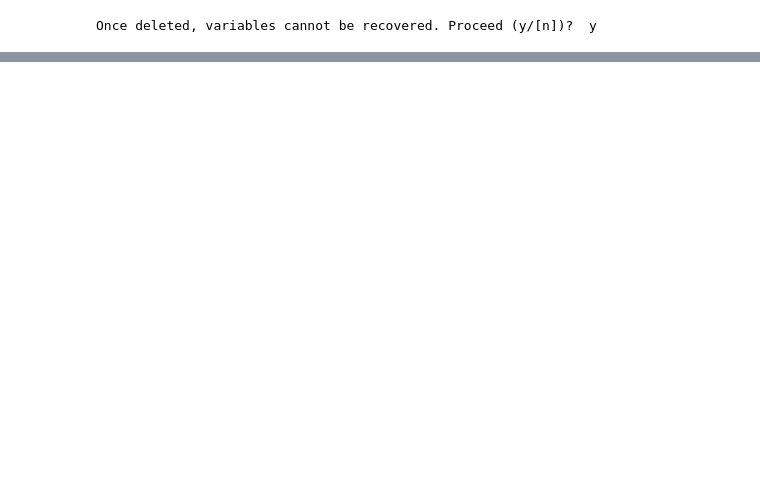
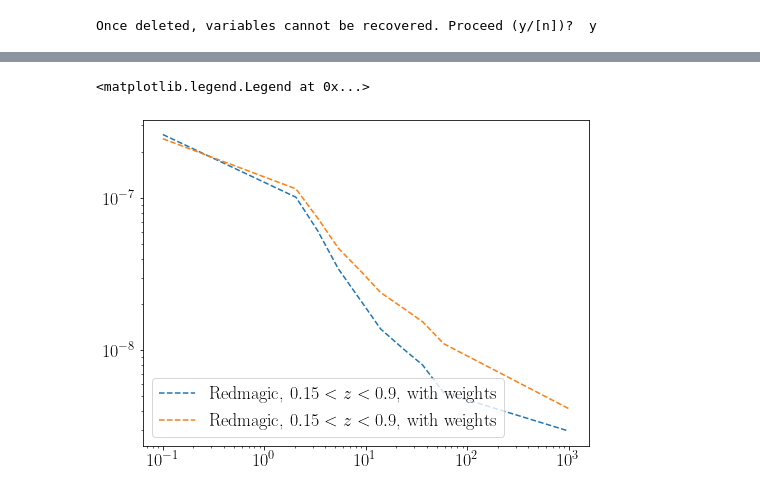
Before and after one commit to shivampcosmo/ACTxDESY3, a Jupyter notebook: src/process_cats/correlate_dy_actxdesy3.ipynb, the cells around one changed output, grey strips where cells are left out. Cells and saved outputs as stored; diff of their text form; code cells hidden in the pictures; blank space fills up the shorter version.

```diff
--- a/src/process_cats/correlate_dy_actxdesy3.ipynb
+++ b/src/process_cats/correlate_dy_actxdesy3.ipynb
@@ -319,0 +340,15 @@ SNR Redmagic, 0.15 < z < 0.9, with weights:51.9 sigma
+# %%
+theta_array = np.logspace(-1,3,1000)
+xi_w0 = np.exp(xi_interp_w0(np.log(theta_array)))
+xi_w1 = np.exp(xi_interp_w1(np.log(theta_array)))
+
+fig, ax = pl.subplots(1,1)
+fig.set_size_inches((8,6))
+ax.errorbar(theta_array, xi_w0,  label = labels[j], linestyle=linestyles[j])
+ax.errorbar(theta_array, xi_w1,  label = labels[j], linestyle=linestyles[j])
+ax.set_xscale('log')
+ax.set_yscale('log')
+ax.legend()
+# %% [output]
+<matplotlib.legend.Legend at 0x...>
+[figure, added]
```
Also changed, not shown: parts of 10 cells of this notebook, 6 other files.
